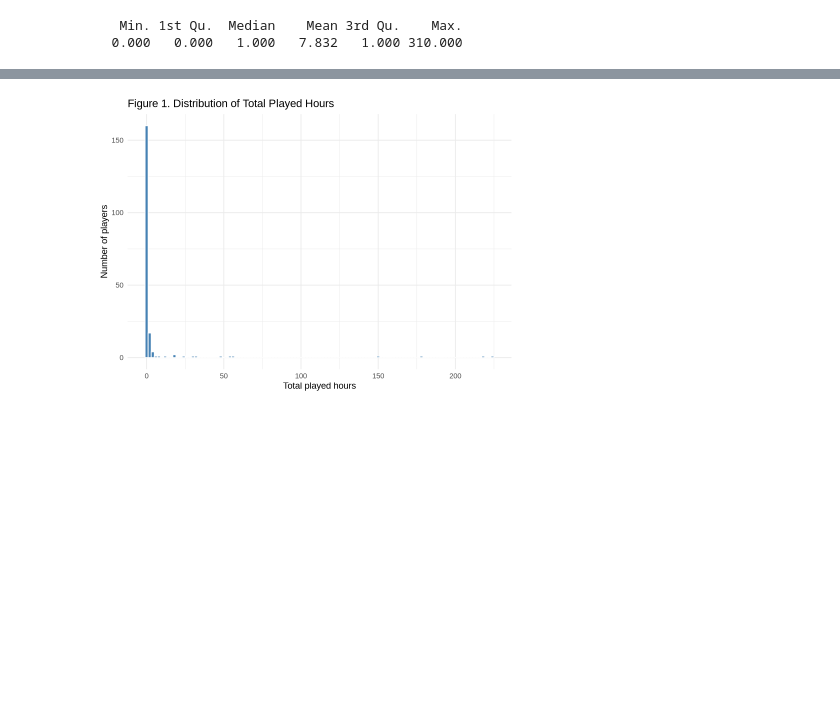
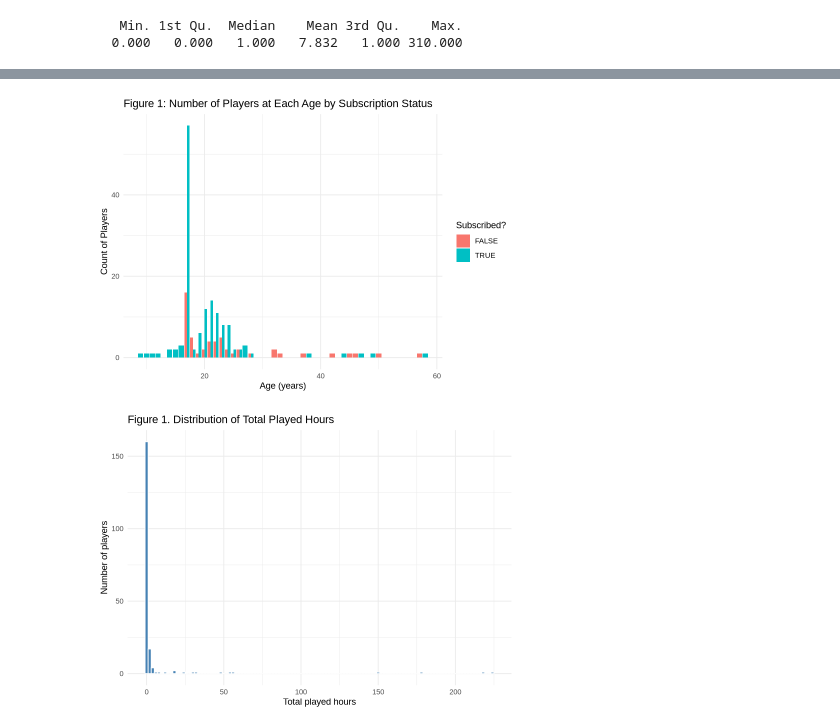
Before and after one commit to daniel-zouli/Dsci-100-Final-Project-Report, a Jupyter notebook: Dsci 100 Final Project Report.ipynb, the cells around one changed output, grey strips where cells are left out. Cells and saved outputs as stored; diff of their text form; code cells hidden in the pictures; blank space fills up the shorter version.

```diff
--- a/Dsci 100 Final Project Report.ipynb
+++ b/Dsci 100 Final Project Report.ipynb
@@ -143,0 +160,13 @@ $ total_sessions <int> 27, 3, 1, 1, 1, 0, 0, 1, 1, 0, 3, 0, 1, 1, 0, 0, 0, 37,
+# %%
+players$subscribe <- as.factor(players$subscribe)
+
+ggplot(players, aes(x = Age, fill = subscribe)) +
+    geom_bar(position = "dodge") +
+    labs(
+        title = "Figure 1: Number of Players at Each Age by Subscription Status",
+        x = "Age (years)",
+        y = "Count of Players",
+        fill = "Subscribed?"
+    ) +
+    theme_minimal()
+# %% [output]
@@ -144,3 +175,4 @@ $ total_sessions <int> 27, 3, 1, 1, 1, 0, 0, 1, 1, 0, 3, 0, 1, 1, 0, 0, 0, 37,
+[figure, added]
 # %%
 options(repr.plot.width = 7, repr.plot.height = 5)
 
```
Also changed, not shown: parts of 8 cells of this notebook.
